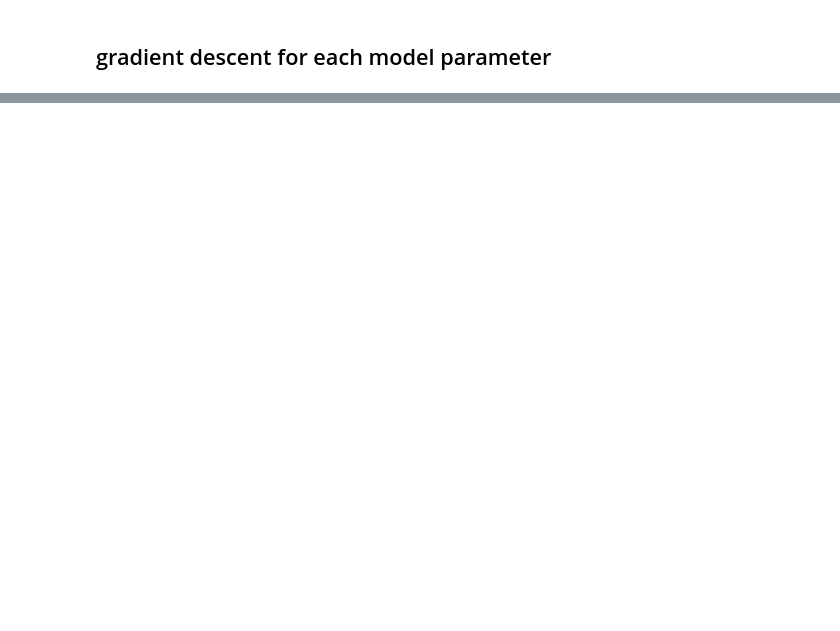
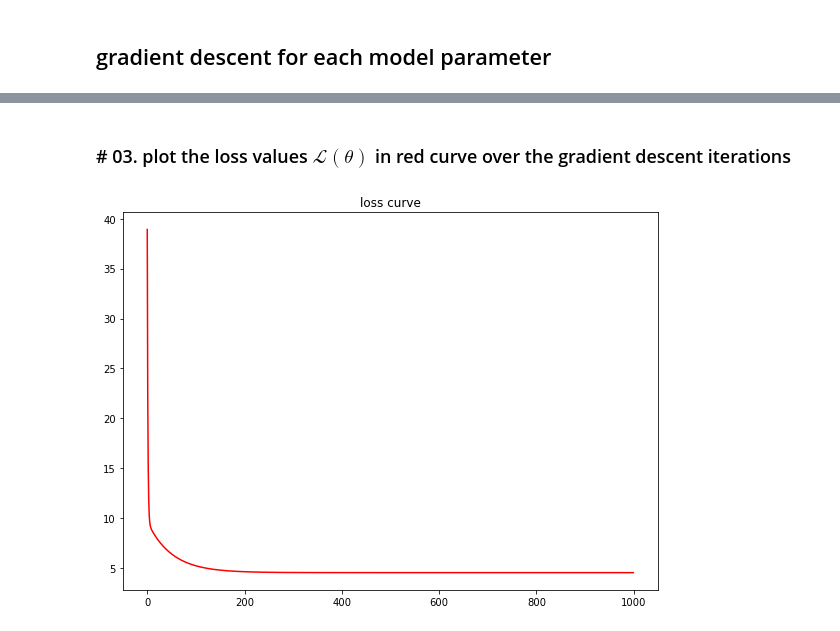
Before and after one commit to YJbonobono/assignment-machine-learning, a Jupyter notebook: 06/assignment_06_new.ipynb, the cells around one changed output, grey strips where cells are left out. Cells and saved outputs as stored; diff of their text form; code cells hidden in the pictures; blank space fills up the shorter version.

```diff
--- a/06/assignment_06_new.ipynb
+++ b/06/assignment_06_new.ipynb
@@ -102,0 +121,10 @@ f =
+# %%
+def plot_loss_curve(loss_iteration):
+
+    plt.figure(figsize=(8,6))
+    plt.title('loss curve')
+
+    plt.plot(num, loss_iteration, '-', color = 'red')
+
+    plt.tight_layout()
+    plt.show()
@@ -102,0 +193,6 @@ f =
+# %% [markdown]
+### # 03. plot the loss values $\mathcal{L}(\theta)$ in red curve over the gradient descent iterations
+# %%
+plot_loss_curve(loss_iteration)
+# %% [output]
+[figure, added]
```
Also changed, not shown: parts of 21 cells of this notebook.
